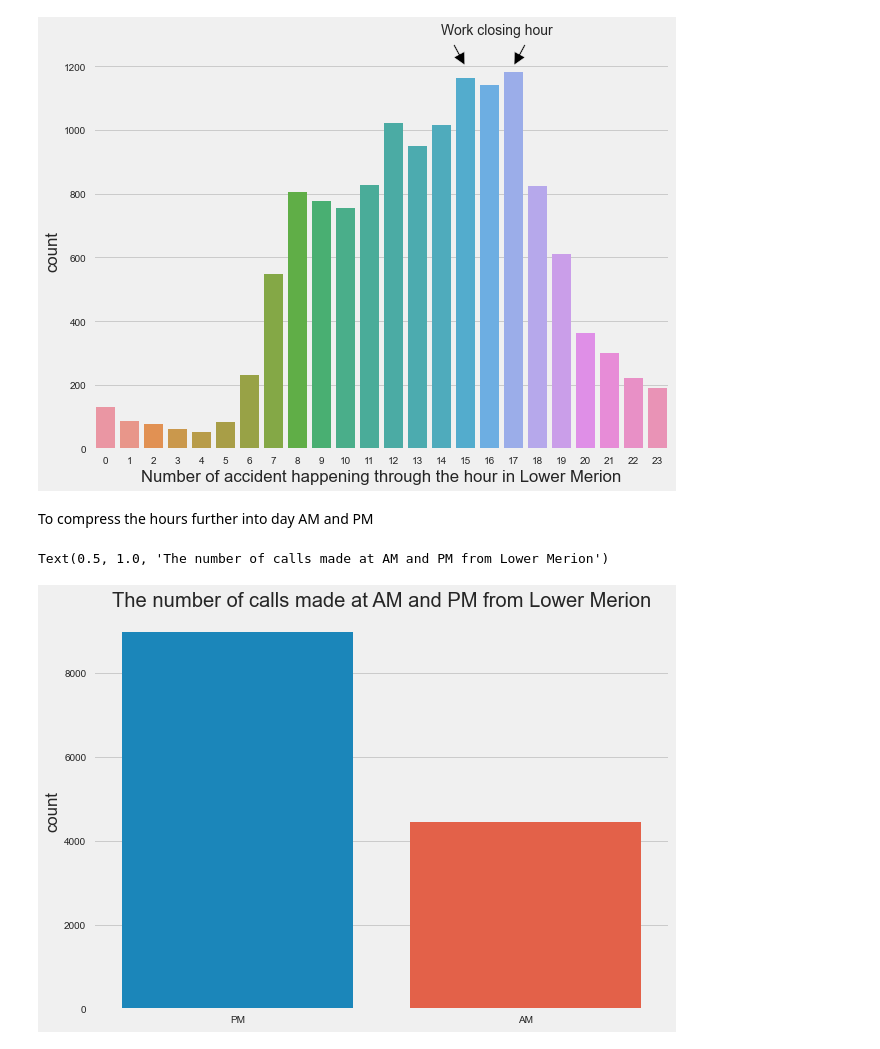
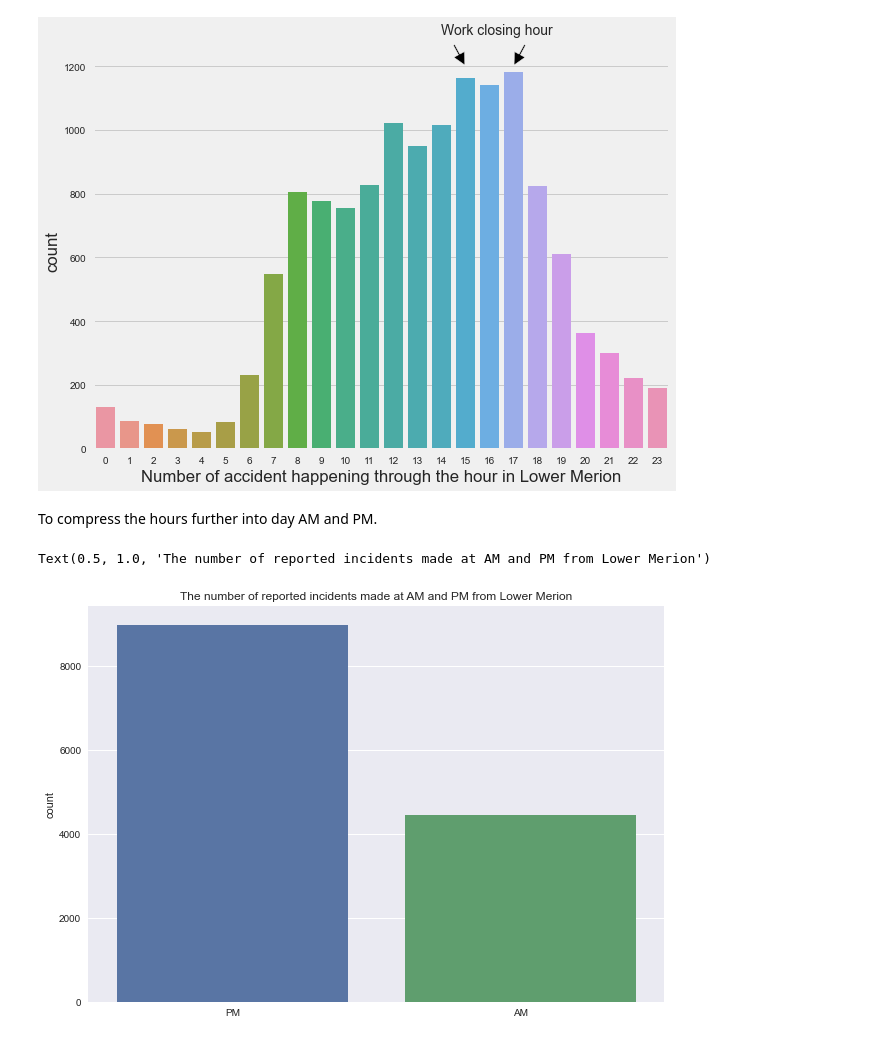
Before and after one commit to Samuel-Effiong/911-calls-analysis, a Jupyter notebook: 911_visual.ipynb, the cells around one changed output. Drawn from its saved outputs; the diff is of its cells as text; code cells hidden in the pictures.

```diff
--- a/911_visual.ipynb
+++ b/911_visual.ipynb
@@ -4,6 +6,3 @@ import pandas as pd
 import seaborn as sns
 import matplotlib as mpl
 import matplotlib.pyplot as plt
-# %%
-print(mpl.style.available)
-mpl.style.use('fivethirtyeight')
@@ -368,15 +458,15 @@ ax.text(14, 1300, 'Work closing hour', fontsize=14)
 Text(14, 1300, 'Work closing hour')
 [figure]
 # %% [markdown]
-To compress the hours further into day AM and PM
+To compress the hours further into day AM and PM.
 # %%
 day_night = [date.strftime('%p') for date in lower_merion_vehicle_accident_balanced['timeStamp']]
 fig = plt.figure()
 ax = fig.add_axes([0, 0, 1, 1])
 
 sns.countplot(x=day_night, ax=ax)
-ax.set_title("The number of calls made at AM and PM from Lower Merion")
+ax.set_title("The number of reported incidents made at AM and PM from Lower Merion")
 # %% [output]
-Text(0.5, 1.0, 'The number of calls made at AM and PM from Lower Merion')
+Text(0.5, 1.0, 'The number of reported incidents made at AM and PM from Lower Merion')
-[figure, old version]
+[figure, new version]
 # %% [markdown]
```
Also changed, not shown: parts of 56 cells of this notebook, 3 other files.
